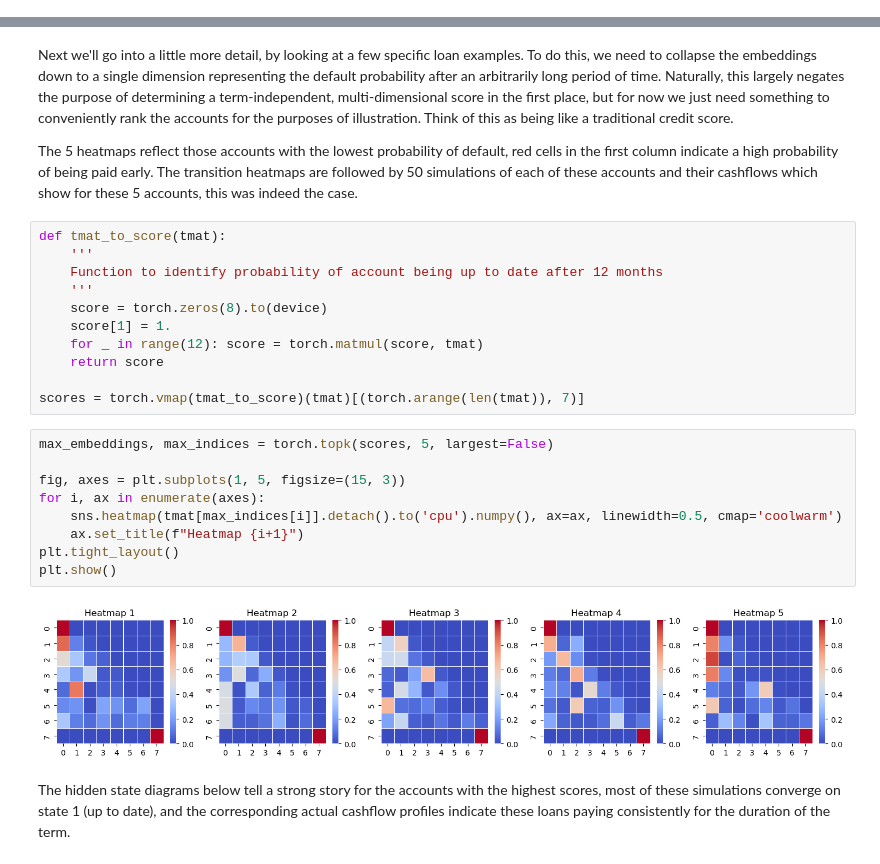
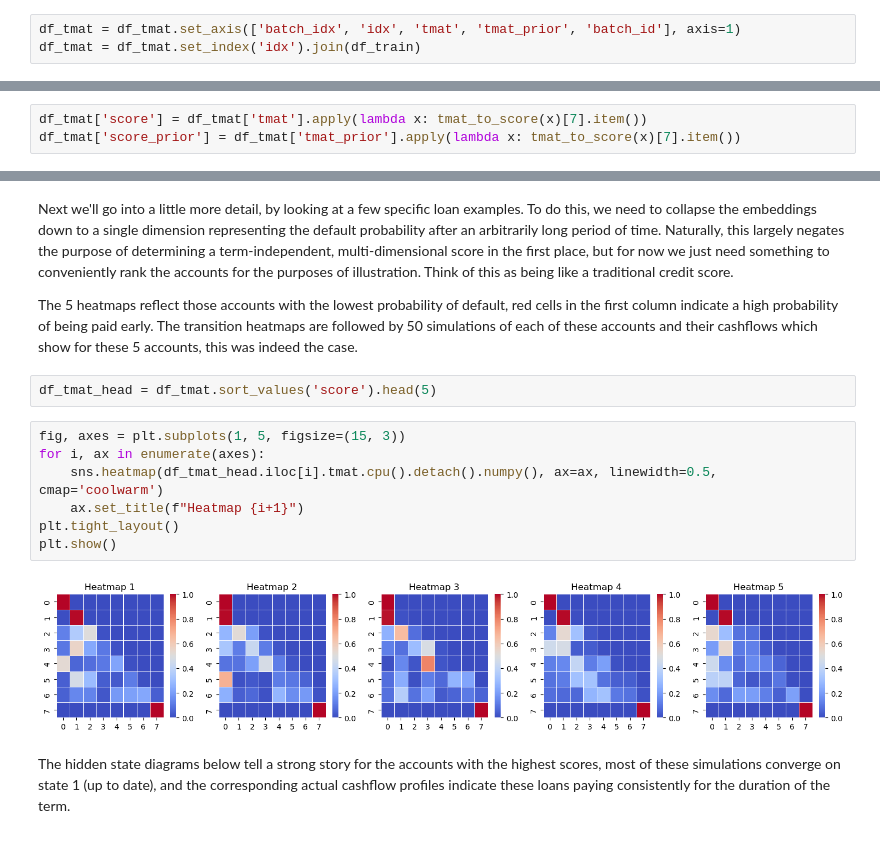
Before and after one commit to warner121/monteloanco, a Jupyter notebook: model.ipynb, the cells around one changed output, grey strips where cells are left out. Saved outputs shown, nothing was run; the diff lists cells and outputs as text.

```diff
--- a/model.ipynb
+++ b/model.ipynb
@@ -181,0 +188,3 @@ Model(
+# %%
+df_tmat = df_tmat.set_axis(['batch_idx', 'idx', 'tmat', 'tmat_prior', 'batch_id'], axis=1)
+df_tmat = df_tmat.set_index('idx').join(df_train)
@@ -181,0 +200,3 @@ Model(
+# %%
+df_tmat['score'] = df_tmat['tmat'].apply(lambda x: tmat_to_score(x)[7].item())
+df_tmat['score_prior'] = df_tmat['tmat_prior'].apply(lambda x: tmat_to_score(x)[7].item())
@@ -194,27 +223,16 @@ sns.heatmap(tmat_mean.detach().to('cpu').numpy(), linewidth=0.5, cmap='coolwarm'
 Next we'll go into a little more detail, by looking at a few specific loan examples. To do this, we need to collapse the embeddings down to a single dimension representing the default probability after an arbitrarily long period of time. Naturally, this largely negates the purpose of determining a term-independent, multi-dimensional score in the first place, but for now we just need something to conveniently rank the accounts for the purposes of illustration. Think of this as being like a traditional credit score.
 
 The 5 heatmaps reflect those accounts with the lowest probability of default, red cells in the first column indicate a high probability of being paid early. The transition heatmaps are followed by 50 simulations of each of these accounts and their cashflows which show for these 5 accounts, this was indeed the case.
-# %%
-def tmat_to_score(tmat):
-    '''
-    Function to identify probability of account being up to date after 12 months
-    '''
-    score = torch.zeros(8).to(device)
-    score[1] = 1.
-    for _ in range(12): score = torch.matmul(score, tmat)
-    return score
-
-scores = torch.vmap(tmat_to_score)(tmat)[(torch.arange(len(tmat)), 7)]
-# %%
-max_embeddings, max_indices = torch.topk(scores, 5, largest=False)
-
-fig, axes = plt.subplots(1, 5, figsize=(15, 3))
-for i, ax in enumerate(axes):
-    sns.heatmap(tmat[max_indices[i]].detach().to('cpu').numpy(), ax=ax, linewidth=0.5, cmap='coolwarm')
-    ax.set_title(f"Heatmap {i+1}")
-plt.tight_layout()
-plt.show()
-# %% [output]
-[figure, removed]
+# %%
+df_tmat_head = df_tmat.sort_values('score').head(5)
+# %%
+fig, axes = plt.subplots(1, 5, figsize=(15, 3))
+for i, ax in enumerate(axes):
+    sns.heatmap(df_tmat_head.iloc[i].tmat.cpu().detach().numpy(), ax=ax, linewidth=0.5, cmap='coolwarm')
+    ax.set_title(f"Heatmap {i+1}")
+plt.tight_layout()
+plt.show()
+# %% [output]
+[figure, added]
 # %% [markdown]
 The hidden state diagrams below tell a strong story for the accounts with the highest scores, most of these simulations converge on state 1 (up to date), and the corresponding actual cashflow profiles indicate these loans paying consistently for the duration of the term.
```
Also changed, not shown: parts of 46 cells of this notebook, 2 other files.
